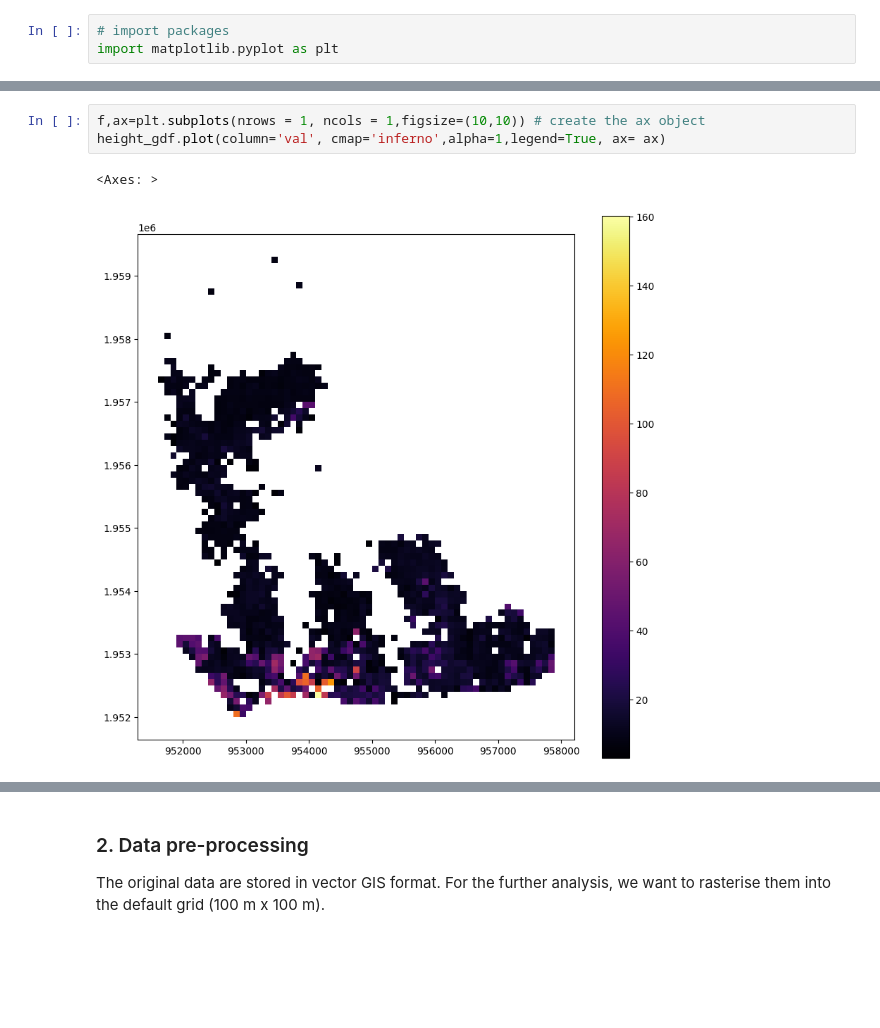
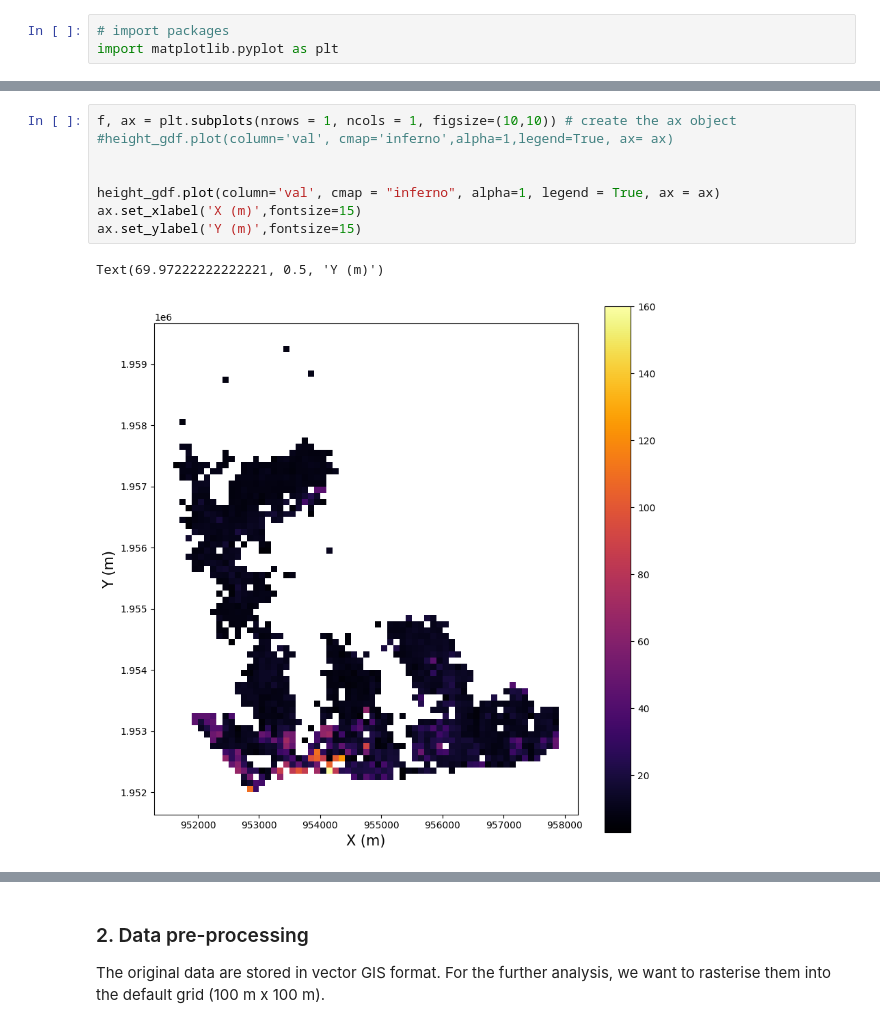
Before and after one commit to alanbseo/MFAworkshop, a Jupyter notebook: MFA_1_DataProcessing.ipynb, the cells around one changed output, grey strips where cells are left out. Saved outputs shown, nothing was run; the diff lists cells and outputs as text; blank space fills up the shorter version.

```diff
--- a/MFA_1_DataProcessing.ipynb
+++ b/MFA_1_DataProcessing.ipynb
@@ -143,8 +206,13 @@ Index(['gid', 'lbl', 'val', 'geometry'], dtype='object')
 # %%
-f,ax=plt.subplots(nrows = 1, ncols = 1,figsize=(10,10)) # create the ax object
-height_gdf.plot(column='val', cmap='inferno',alpha=1,legend=True, ax= ax)
+f, ax = plt.subplots(nrows = 1, ncols = 1, figsize=(10,10)) # create the ax object
+#height_gdf.plot(column='val', cmap='inferno',alpha=1,legend=True, ax= ax)
+
+
+height_gdf.plot(column='val', cmap = "inferno", alpha=1, legend = True, ax = ax)
+ax.set_xlabel('X (m)',fontsize=15)
+ax.set_ylabel('Y (m)',fontsize=15)
 # %% [output]
-<Axes: >
+Text(69.97222222222221, 0.5, 'Y (m)')
-[figure, old version]
+[figure, new version]
 # %%
 # do a little more plotting
```
Also changed, not shown: parts of 37 cells of this notebook.
